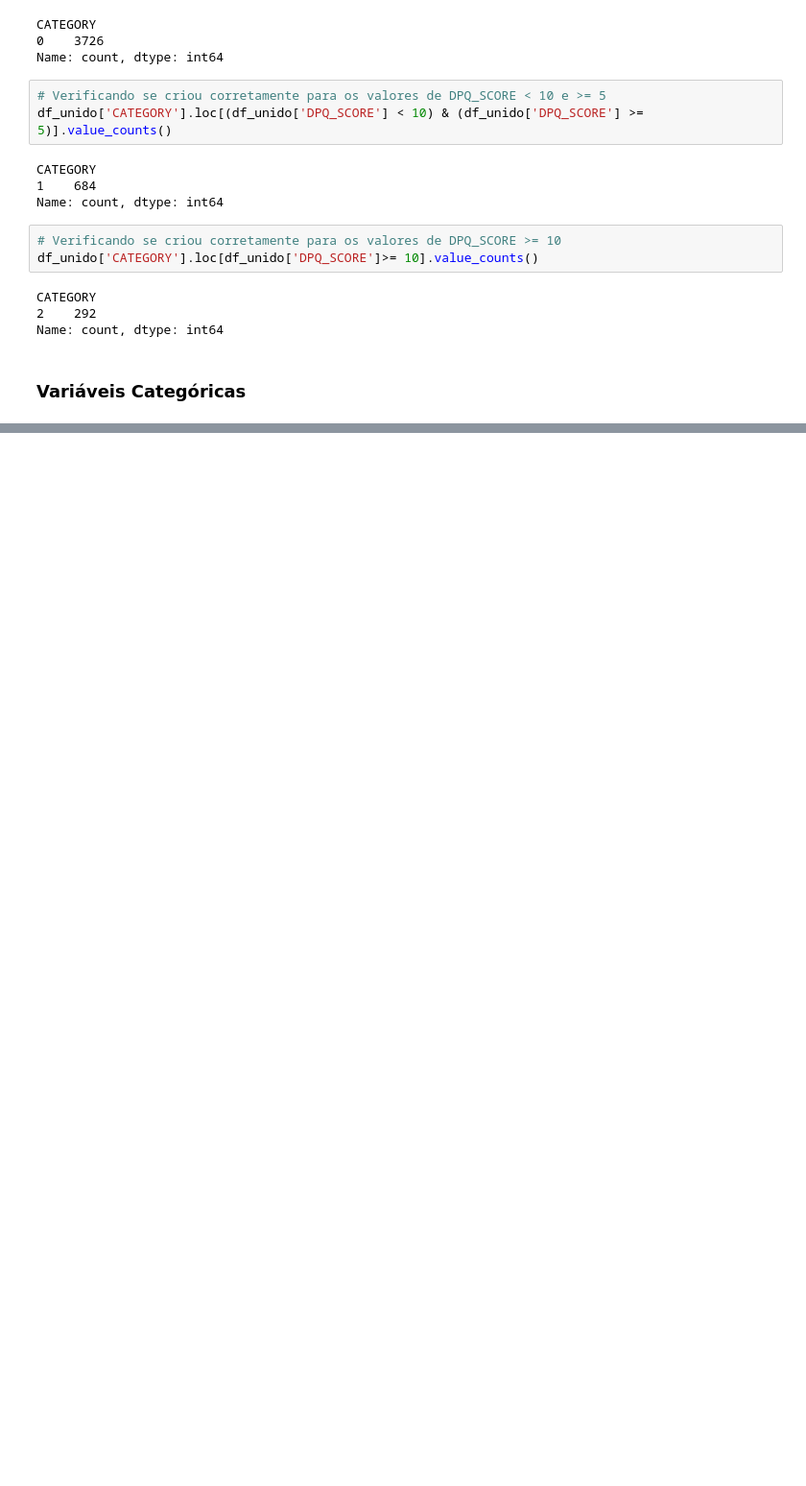
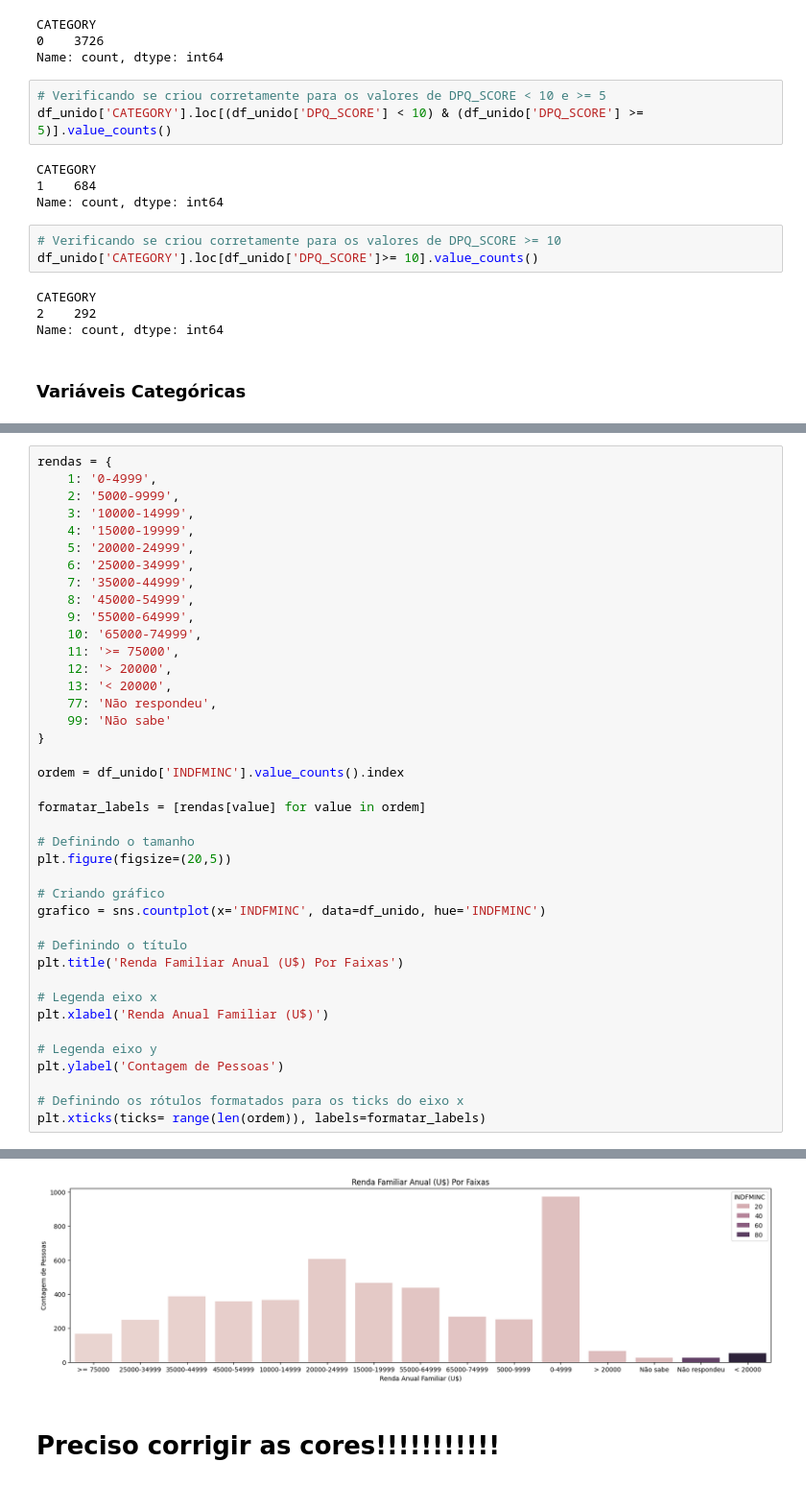
Before and after one commit to OtavioAroca/portfolio, a Jupyter notebook: depressao.ipynb, the cells around one changed output, grey strips where cells are left out. Shown at 96% size. Drawn from its saved outputs; the diff is of its cells as text; blank space fills up the shorter version.

```diff
--- a/depressao.ipynb
+++ b/depressao.ipynb
@@ -454,0 +587,41 @@ Name: count, dtype: int64
+# %%
+rendas = {
+    1: '0-4999',
+    2: '5000-9999',
+    3: '10000-14999',
+    4: '15000-19999',
+    5: '20000-24999',
+    6: '25000-34999',
+    7: '35000-44999',
+    8: '45000-54999',
+    9: '55000-64999',
+    10: '65000-74999',
+    11: '>= 75000',
+    12: '> 20000',
+    13: '< 20000',
+    77: 'Não respondeu',
+    99: 'Não sabe'
+}
+
+ordem = df_unido['INDFMINC'].value_counts().index
+
+formatar_labels = [rendas[value] for value in ordem]
+
+# Definindo o tamanho
+plt.figure(figsize=(20,5))
+
+# Criando gráfico
+grafico = sns.countplot(x='INDFMINC', data=df_unido, hue='INDFMINC')
+
+# Definindo o título
+plt.title('Renda Familiar Anual (U$) Por Faixas')
+
+# Legenda eixo x
+plt.xlabel('Renda Anual Familiar (U$)')
+
+# Legenda eixo y
+plt.ylabel('Contagem de Pessoas')
+
+# Definindo os rótulos formatados para os ticks do eixo x
+plt.xticks(ticks= range(len(ordem)), labels=formatar_labels)
+# %% [output]
@@ -454,0 +645,3 @@ Name: count, dtype: int64
+[figure, added]
+# %% [markdown]
+# Preciso corrigir as cores!!!!!!!!!!!
```
Also changed, not shown: parts of 7 cells of this notebook.
